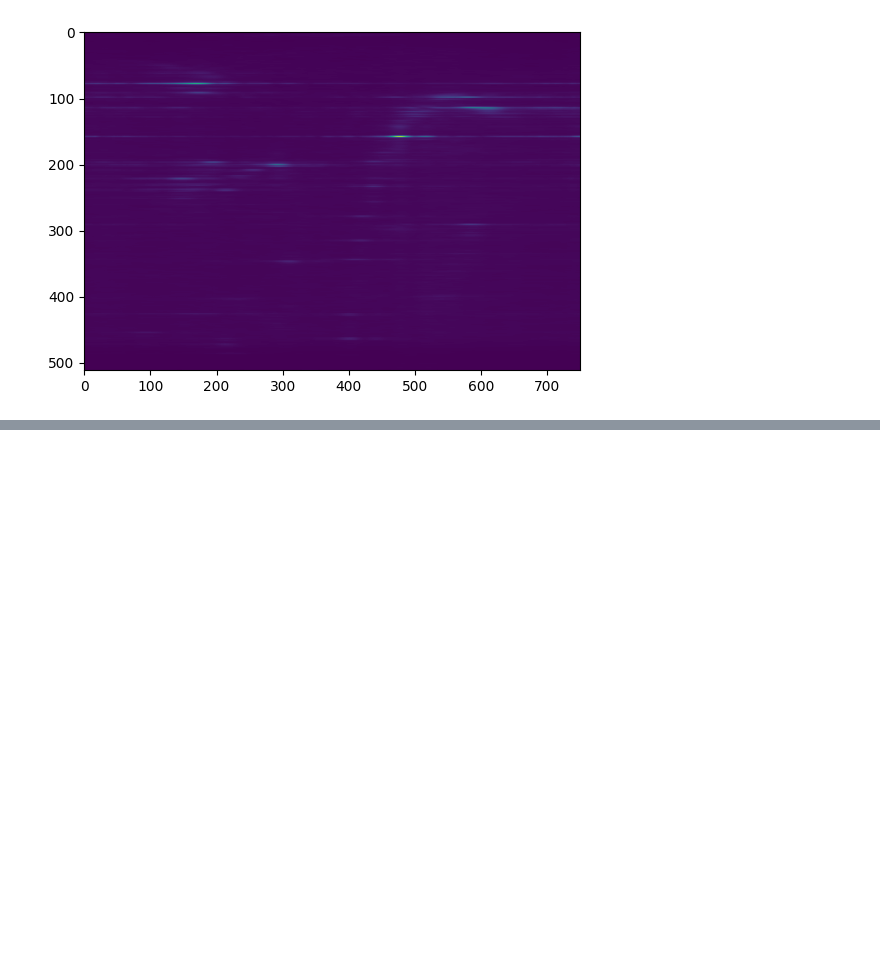
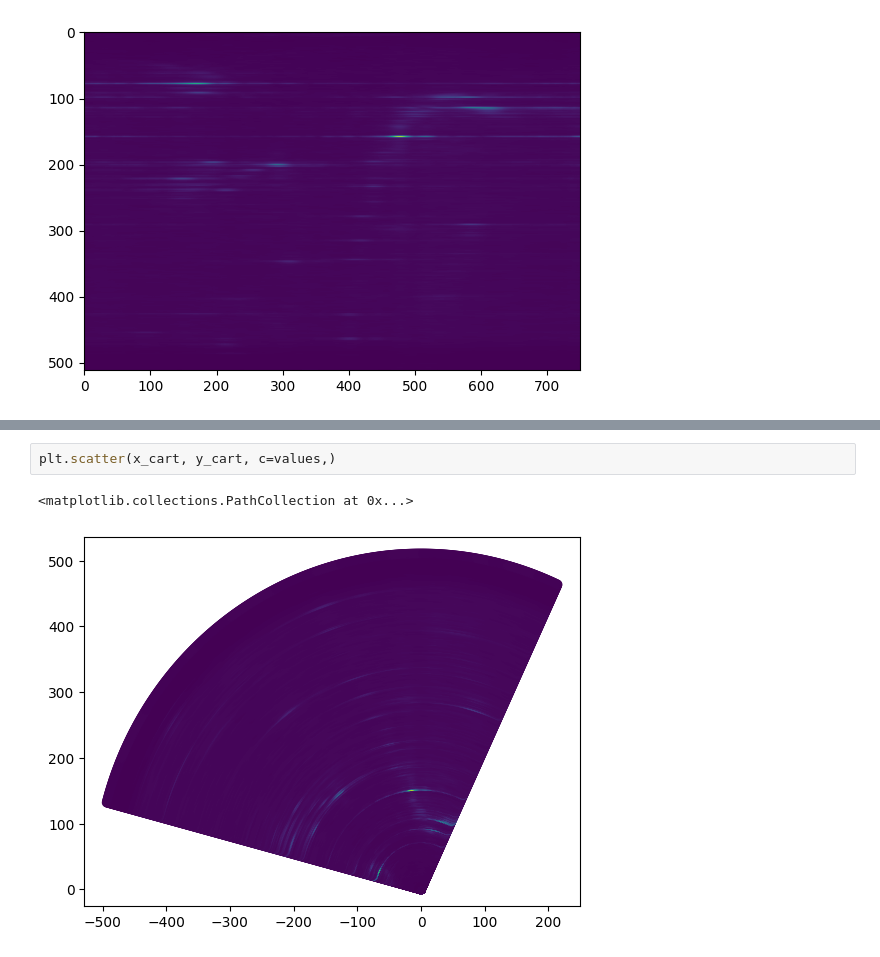
Before and after one commit to PhobosX15/RADIal, a Jupyter notebook: SignalProcessing/radar processing.ipynb, the cells around one changed output, grey strips where cells are left out. Saved outputs shown, nothing was run; the diff lists cells and outputs as text; blank space fills up the shorter version.

```diff
--- a/SignalProcessing/radar processing.ipynb
+++ b/SignalProcessing/radar processing.ipynb
@@ -148,0 +195,5 @@ plt.imshow(ra)
+# %%
+plt.scatter(x_cart, y_cart, c=values,)
+# %% [output]
+<matplotlib.collections.PathCollection at 0x...>
+[figure, added]
```
Also changed, not shown: parts of 11 cells of this notebook, 2 other files.
